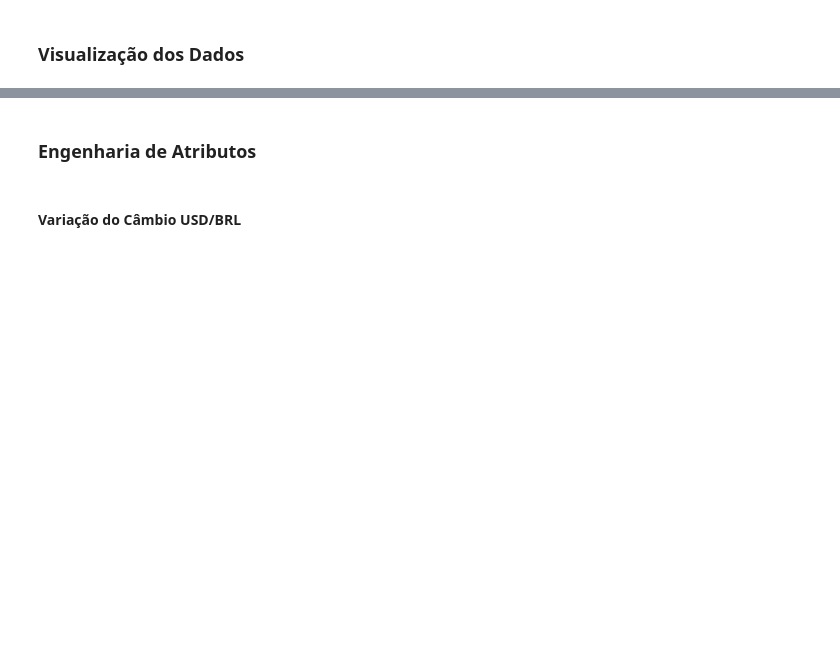
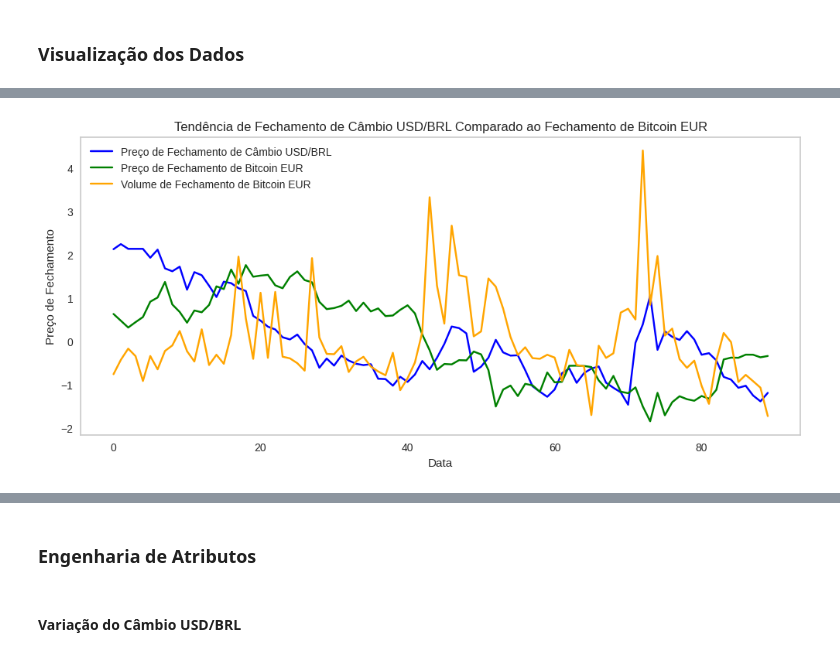
Before and after one commit to GabrielFePL/Machine-Learning-Fatec-Matao, a Jupyter notebook: Test1_05_05/Test_Machine_Learning.ipynb, the cells around one changed output, grey strips where cells are left out. Saved outputs shown, nothing was run; the diff lists cells and outputs as text; code cells hidden in the pictures; blank space fills up the shorter version.

```diff
--- a/Test1_05_05/Test_Machine_Learning.ipynb
+++ b/Test1_05_05/Test_Machine_Learning.ipynb
@@ -235,3 +262,17 @@ memory usage: 7.0 KB
+# %%
+plt.figure(figsize=(12, 5))
+plt.plot(fx_btc_normalized_df.index, fx_btc_normalized_df['fx_close'], label='Preço de Fechamento de Câmbio USD/BRL', color='blue')
+plt.plot(fx_btc_normalized_df.index, fx_btc_normalized_df['btc_close'], label='Preço de Fechamento de Bitcoin EUR', color='green')
+plt.plot(fx_btc_normalized_df.index, fx_btc_normalized_df['btc_volume'], label='Volume de Fechamento de Bitcoin EUR', color='orange')
+
+plt.xlabel('Data')
+plt.ylabel('Preço de Fechamento')
+plt.title('Tendência de Fechamento de Câmbio USD/BRL Comparado ao Fechamento de Bitcoin EUR')
+plt.legend()
+plt.grid()
+plt.show()
+# %% [output]
+[figure, added]
 # %%
 plt.figure(figsize=(12, 5))
 plt.plot(fx_btc_df.index, fx_btc_df['fx_close'], label='Preço de Fechamento de Câmbio USD/BRL', color='blue')
```
Also changed, not shown: parts of 44 cells of this notebook.
